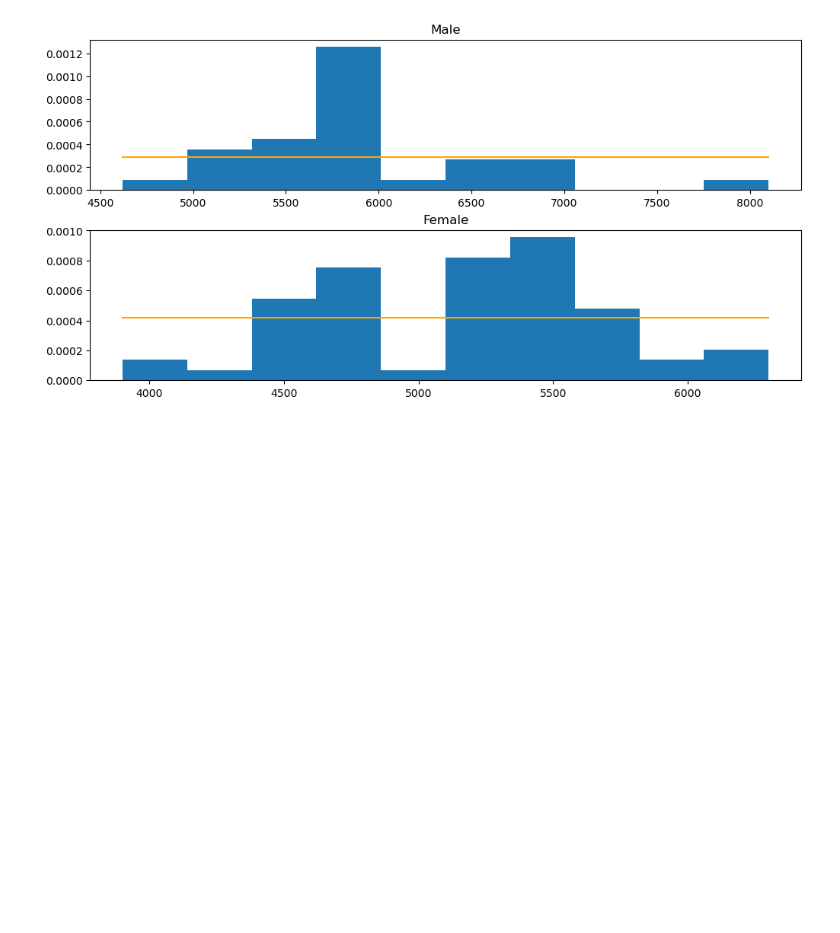
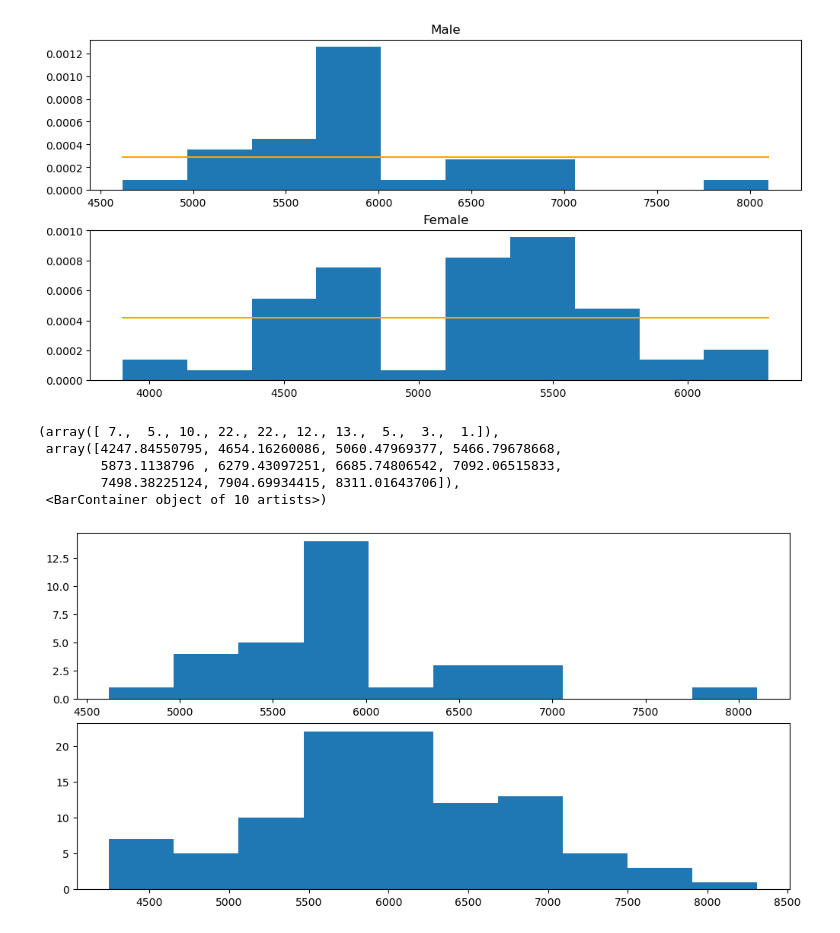
Before and after one commit to nickobard/Basic-Statistical-Analysis-of-Wage-by-Gender-Dataset, a Jupyter notebook: uloha.ipynb, the cells around one changed output. Cells and saved outputs as stored; diff of their text form; code cells hidden in the pictures; blank space fills up the shorter version.

```diff
--- a/uloha.ipynb
+++ b/uloha.ipynb
@@ -293,3 +293,15 @@ ax2.set_title("Female")
 # %% [output]
 Text(0.5, 1.0, 'Female')
 [figure]
+# %%
+fig, (ax1, ax2) = plt.subplots(nrows=2, ncols=1, constrained_layout=True, figsize=(10, 5))
+m_x_simulated = stats.norm.rvs(loc=m_norm_mean_hat, scale=m_norm_std_dev_hat, size=100)
+ax1.hist(male_sal, bins=10)
+ax2.hist(m_x_simulated, bins=10)
+# %% [output]
+(array([ 7.,  5., 10., 22., 22., 12., 13.,  5.,  3.,  1.]),
+ array([4247.84550795, 4654.16260086, 5060.47969377, 5466.79678668,
+        5873.1138796 , 6279.43097251, 6685.74806542, 7092.06515833,
+        7498.38225124, 7904.69934415, 8311.01643706]),
+ <BarContainer object of 10 artists>)
+[figure, added]
```
Also changed, not shown: parts of 1 cell of this notebook.
